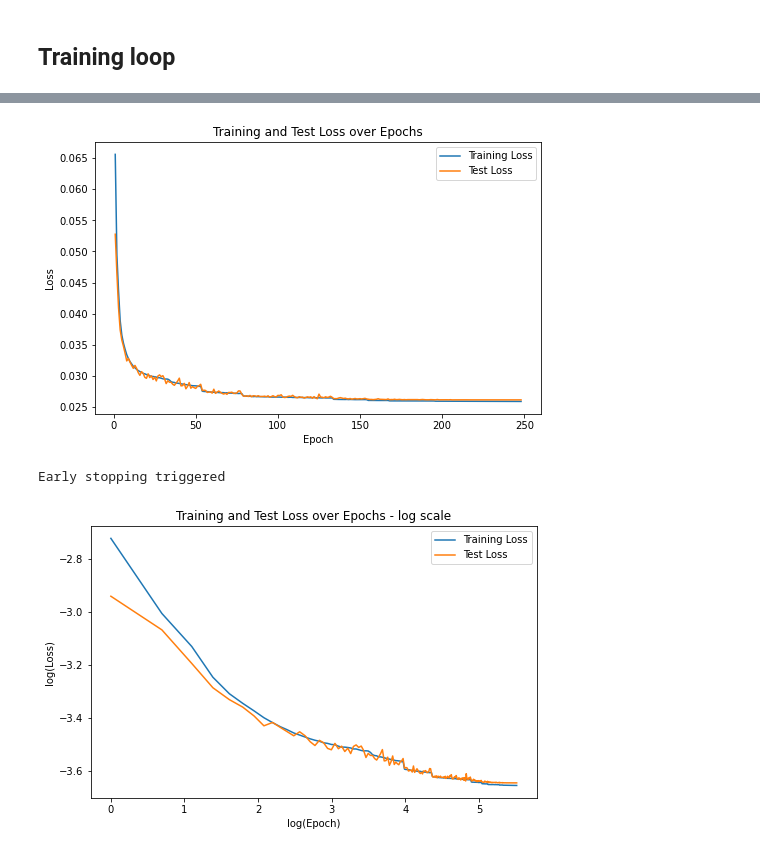
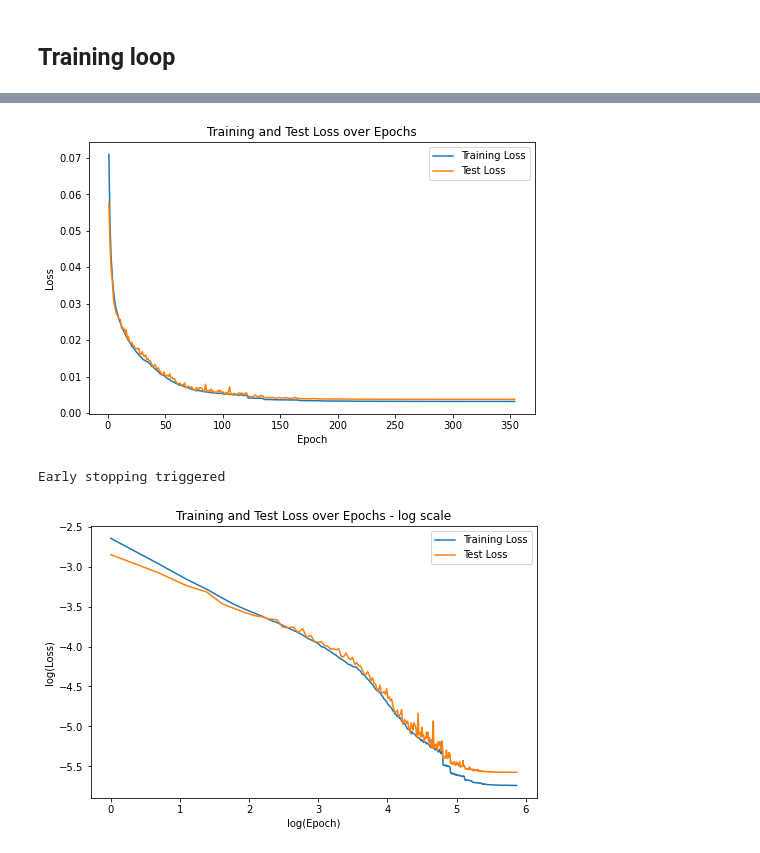
Before and after one commit to freddiefreeloader1/Imitation-Learning-for-Driving-Control, a Jupyter notebook: traning_model.ipynb, the cells around one changed output, grey strips where cells are left out. Cells and saved outputs as stored; diff of their text form; code cells hidden in the pictures.

```diff
--- a/traning_model.ipynb
+++ b/traning_model.ipynb
@@ -76,11 +76,11 @@ class TrajectoryDataset(Dataset):
                 'std': (self.state_std.tolist(), self.action_std.tolist())
             }
 
-            with open('./Model/scaling_params_noisy_36.json', 'w') as f:
+            with open('./Model/scaling_params_noisy_40.json', 'w') as f:
                 json.dump(scaling_params, f)
 
 
-            with open('/home/la-user/ros2_ws/src/racecar_nn_controller/racecar_nn_controller/models/scaling_params_noisy_39.json', 'w') as f:
+            with open('/home/la-user/ros2_ws/src/racecar_nn_controller/racecar_nn_controller/models/scaling_params_noisy_40.json', 'w') as f:
                 json.dump(scaling_params, f)
 
 
@@ -106,12 +106,12 @@ data = pd.read_feather('Obtained Model Data/noisy_trajectories_Kdd05.feather')
 data = data.applymap(lambda x: x.tolist() if isinstance(x, np.ndarray) else x)
 data = data.to_dict()
 
-include_turn_rate = True
-include_prev_action = True
+include_turn_rate = False
+include_prev_action = False
 # %%
 filtered_data = {key: value for key, value in data.items() if 's' in value and len(value['s']) > 1000}
 
-dataset = TrajectoryDataset(filtered_data, include_turn_rate = include_turn_rate, include_prev_action = include_prev_action)
+dataset = TrajectoryDataset(data, include_turn_rate = include_turn_rate, include_prev_action = include_prev_action)
 
 dataloader = DataLoader(dataset, batch_size=32, shuffle=True)
 # %%
@@ -232,8 +232,8 @@ for epoch in range(num_epochs):
         best_test_loss = avg_test_loss
         patience_counter = 0
         # Save the model with the best test loss
-        torch.save(model.state_dict(), './Model/model_noisy_39_64.pth')
-        torch.save(model.state_dict(), '/home/la-user/ros2_ws/src/racecar_nn_controller/racecar_nn_controller/models/model_noisy_39_64.pth')
+        torch.save(model.state_dict(), './Model/model_noisy_40_64.pth')
+        torch.save(model.state_dict(), '/home/la-user/ros2_ws/src/racecar_nn_controller/racecar_nn_controller/models/model_noisy_40_64.pth')
     else:
         patience_counter += 1
 
@@ -259,4 +259,4 @@ Test Loss: 0.02614
-[figure, old version]
+[figure, new version]
 Early stopping triggered
 # %%
 plt.close("all")
@@ -270,4 +270,4 @@ plt.legend()
 plt.show()
 plt.pause(0.001)
 # %% [output]
-[figure, old version]
+[figure, new version]
```
Also changed, not shown: parts of 1 cell of this notebook, 20 other files.
